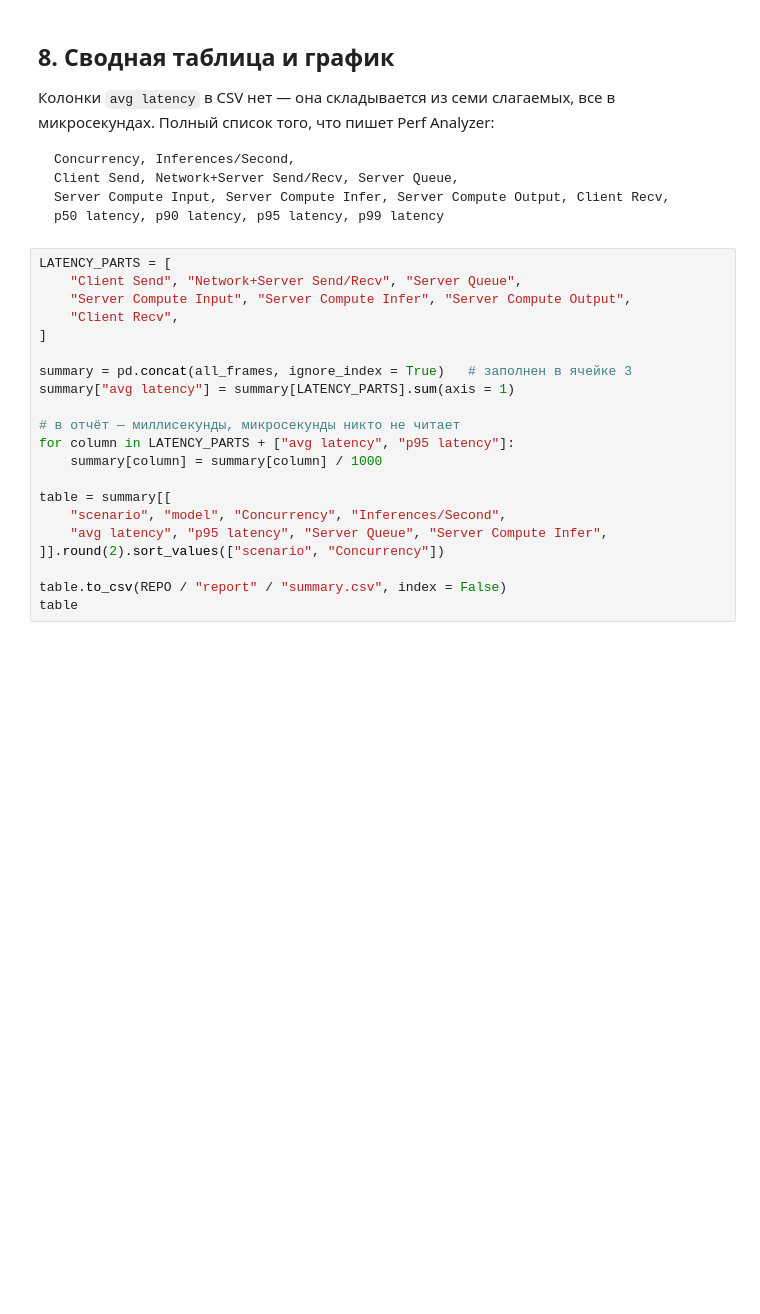
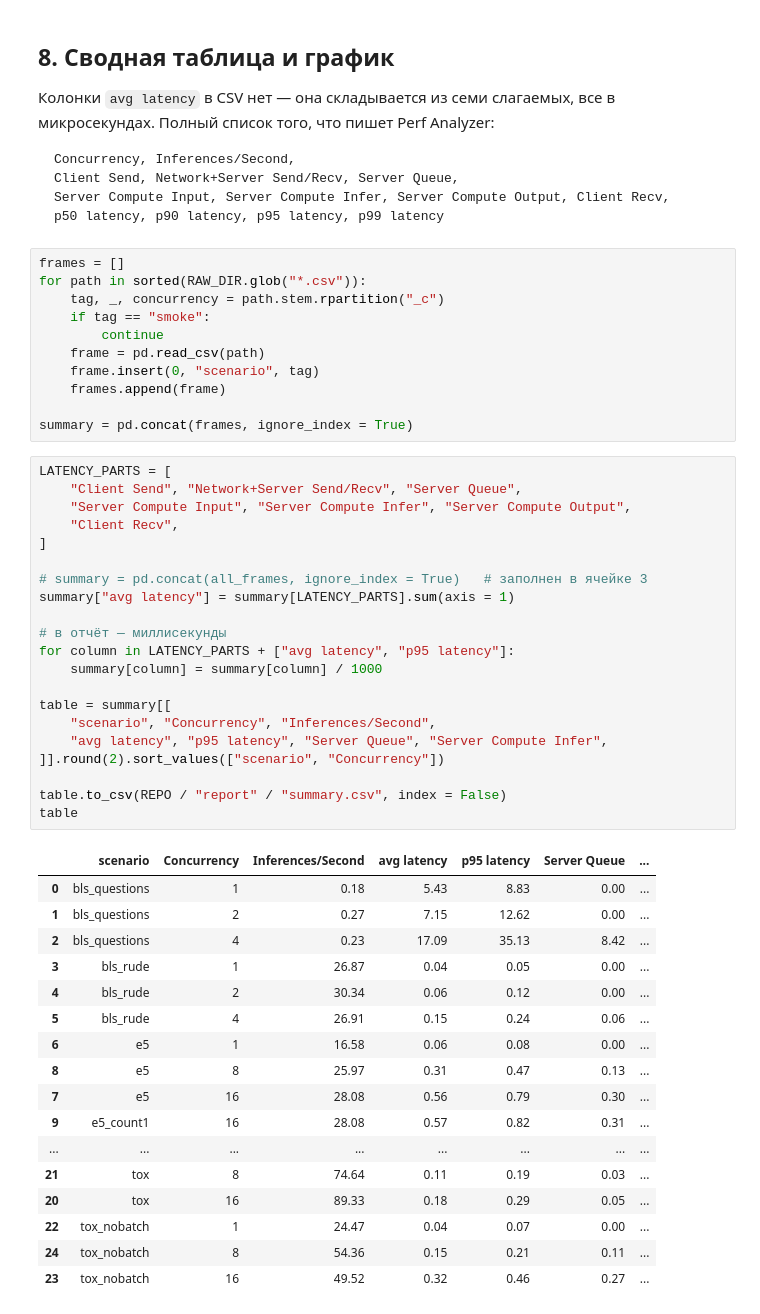
Before and after one commit to samtakoy/llm-engineer-triton-inference, a Jupyter notebook: notebooks/bench.ipynb, the cells around one changed output. Cells and saved outputs as stored; diff of their text form; blank space fills up the shorter version.

````diff
--- a/notebooks/bench.ipynb
+++ b/notebooks/bench.ipynb
@@ -569,27 +581,56 @@ Client Send, Network+Server Send/Recv, Server Queue,
 Server Compute Input, Server Compute Infer, Server Compute Output, Client Recv,
 p50 latency, p90 latency, p95 latency, p99 latency
 ```
+# %%
+frames = []
+for path in sorted(RAW_DIR.glob("*.csv")):
+    tag, _, concurrency = path.stem.rpartition("_c")
+    if tag == "smoke":
+        continue
+    frame = pd.read_csv(path)
+    frame.insert(0, "scenario", tag)
+    frames.append(frame)
+
+summary = pd.concat(frames, ignore_index = True)
 # %%
 LATENCY_PARTS = [
     "Client Send", "Network+Server Send/Recv", "Server Queue",
     "Server Compute Input", "Server Compute Infer", "Server Compute Output",
     "Client Recv",
 ]
 
-summary = pd.concat(all_frames, ignore_index = True)   # заполнен в ячейке 3
+# summary = pd.concat(all_frames, ignore_index = True)   # заполнен в ячейке 3
 summary["avg latency"] = summary[LATENCY_PARTS].sum(axis = 1)
 
-# в отчёт — миллисекунды, микросекунды никто не читает
+# в отчёт — миллисекунды
 for column in LATENCY_PARTS + ["avg latency", "p95 latency"]:
     summary[column] = summary[column] / 1000
 
 table = summary[[
-    "scenario", "model", "Concurrency", "Inferences/Second",
+    "scenario", "Concurrency", "Inferences/Second",
     "avg latency", "p95 latency", "Server Queue", "Server Compute Infer",
 ]].round(2).sort_values(["scenario", "Concurrency"])
 
 table.to_csv(REPO / "report" / "summary.csv", index = False)
 table
+# %% [output]
+|  | scenario | Concurrency | Inferences/Second | avg latency | p95 latency | Server Queue | ... |
+| 0 | bls_questions | 1 | 0.18 | 5.43 | 8.83 | 0.00 | ... |
+| 1 | bls_questions | 2 | 0.27 | 7.15 | 12.62 | 0.00 | ... |
+| 2 | bls_questions | 4 | 0.23 | 17.09 | 35.13 | 8.42 | ... |
+| 3 | bls_rude | 1 | 26.87 | 0.04 | 0.05 | 0.00 | ... |
+| 4 | bls_rude | 2 | 30.34 | 0.06 | 0.12 | 0.00 | ... |
+| 5 | bls_rude | 4 | 26.91 | 0.15 | 0.24 | 0.06 | ... |
+| 6 | e5 | 1 | 16.58 | 0.06 | 0.08 | 0.00 | ... |
+| 8 | e5 | 8 | 25.97 | 0.31 | 0.47 | 0.13 | ... |
+| 7 | e5 | 16 | 28.08 | 0.56 | 0.79 | 0.30 | ... |
+| 9 | e5_count1 | 16 | 28.08 | 0.57 | 0.82 | 0.31 | ... |
+| ... | ... | ... | ... | ... | ... | ... | ... |
+| 21 | tox | 8 | 74.64 | 0.11 | 0.19 | 0.03 | ... |
+| 20 | tox | 16 | 89.33 | 0.18 | 0.29 | 0.05 | ... |
+| 22 | tox_nobatch | 1 | 24.47 | 0.04 | 0.07 | 0.00 | ... |
+| 24 | tox_nobatch | 8 | 54.36 | 0.15 | 0.21 | 0.11 | ... |
+| 23 | tox_nobatch | 16 | 49.52 | 0.32 | 0.46 | 0.27 | ... |
 # %%
 import matplotlib.pyplot as plt
 
````
Also changed, not shown: parts of 7 cells of this notebook, 15 other files.
